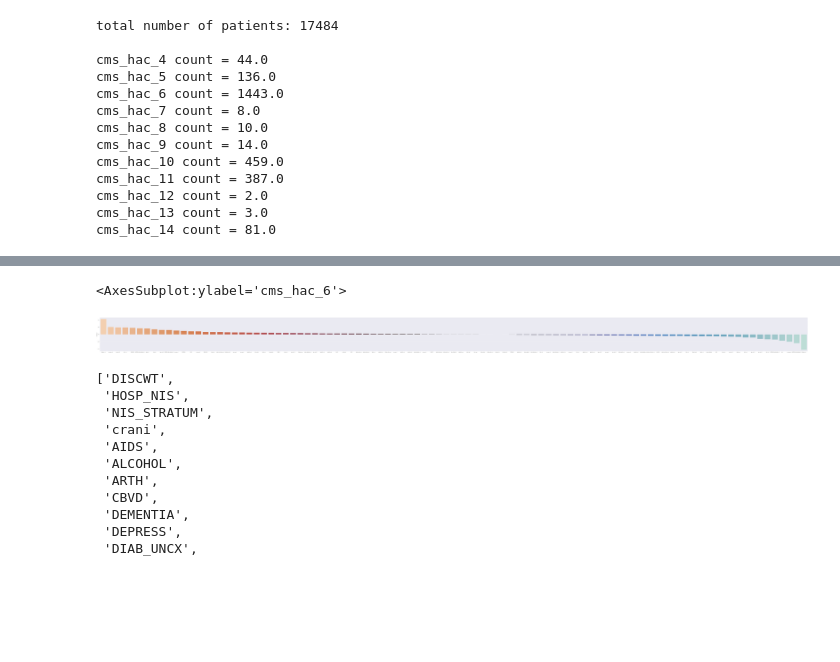
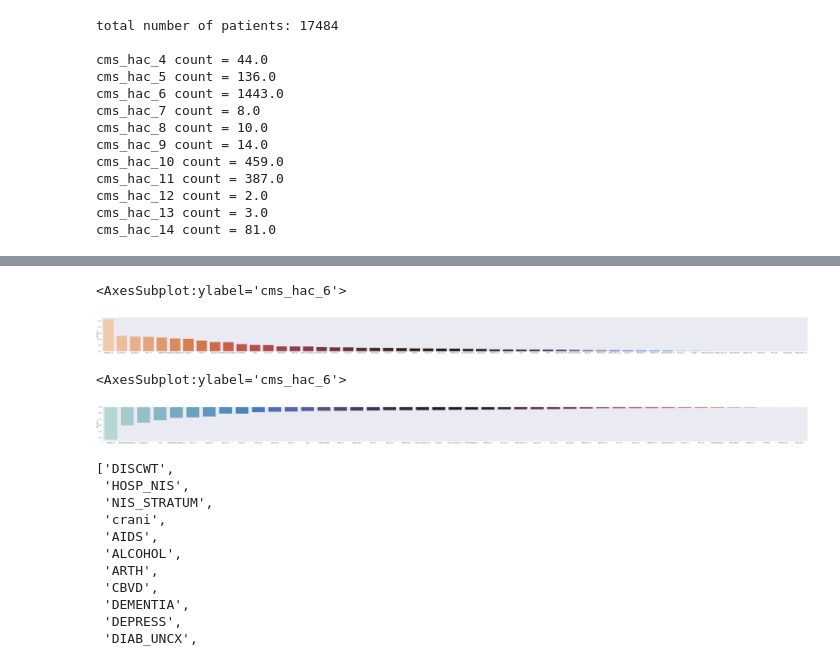
Before and after one commit to arge-7/NIS, a Jupyter notebook: edas_hac_06.ipynb, the cells around one changed output, grey strips where cells are left out. Cells and saved outputs as stored; diff of their text form; code cells hidden in the pictures; blank space fills up the shorter version.

```diff
--- a/edas_hac_06.ipynb
+++ b/edas_hac_06.ipynb
@@ -73,24 +73,55 @@ sns.despine(fig=g.fig, left=True)
 # %%
 df_corr=df_dummy_all.corr()
 
 sns.set(rc={'figure.figsize':(200,10)})
 
+sns.set_context('poster')
+
 df_corr = df_corr.sort_values(var, ascending=False, axis=0)
+
+df_corr = df_corr[df_corr[var]>0]
 
 y_values=df_corr[var]
 
-y_values = y_values.drop(var)
+y_values = y_values.drop([var, 'any_hac', 'cms_hac_4',
+ 'cms_hac_6'])
 
 x_axis_labels = df_corr[var].index
 
-x_axis_labels = x_axis_labels.drop(var)
+x_axis_labels = x_axis_labels.drop([var, 'any_hac', 'cms_hac_4',
+ 'cms_hac_6'])
 
 x_axis_labels = x_axis_labels.to_numpy()
 
 sns.barplot(x=x_axis_labels, y=y_values, palette='icefire_r', )
 # %% [output]
 <AxesSubplot:ylabel='cms_hac_6'>
-[figure, old version]
+[figure, new version]
+# %%
+df_corr=df_dummy_all.corr()
+
+sns.set(rc={'figure.figsize':(200,10)})
+
+sns.set_context('poster')
+
+df_corr = df_corr.sort_values(var, ascending=True, axis=0)
+
+df_corr = df_corr[df_corr[var]<=0]
+
+y_values=df_corr[var]
+
+y_values = y_values
+
+x_axis_labels = df_corr[var].index
+
+x_axis_labels = x_axis_labels
+
+x_axis_labels = x_axis_labels.to_numpy()
+
+sns.barplot(x=x_axis_labels, y=y_values, palette='icefire', )
+# %% [output]
+<AxesSubplot:ylabel='cms_hac_6'>
+[figure, added]
 # %%
 list(df_dummy_all.columns)
 # %% [output]
```
Also changed, not shown: 2 other files.
